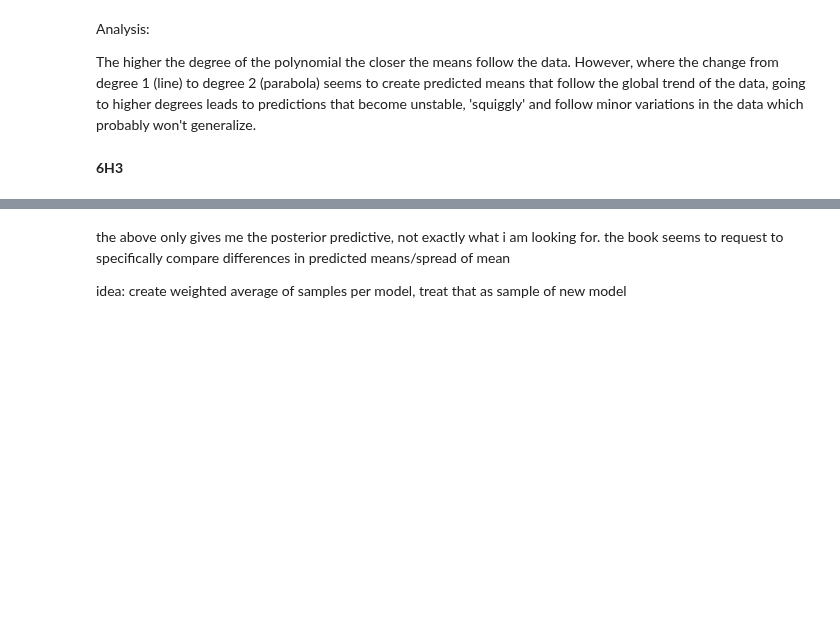
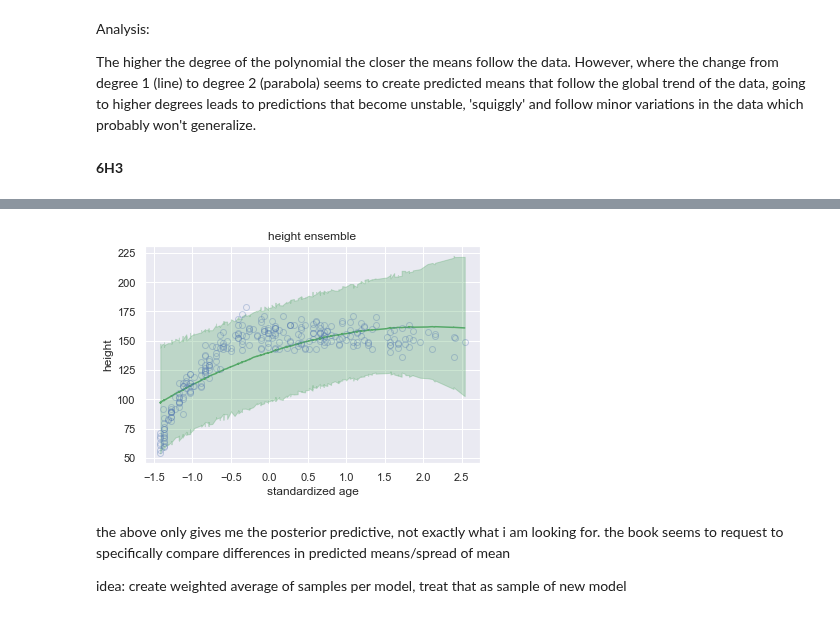
Before and after one commit to nwweber/statistical_rethinking, a Jupyter notebook: chapter_06_overfitting_regularization_and_information_criteria.ipynb, the cells around one changed output, grey strips where cells are left out. Cells and saved outputs as stored; diff of their text form; code cells hidden in the pictures; blank space fills up the shorter version.

```diff
--- a/chapter_06_overfitting_regularization_and_information_criteria.ipynb
+++ b/chapter_06_overfitting_regularization_and_information_criteria.ipynb
@@ -1105,0 +1094,3 @@ array([[160.06834855, 169.88278816, 147.2342343 , ..., 158.82104703,
+# %%
+# NOTE: values aren't actually 'mu' values, but 'height' values, my function just expects that naming
+height_ensemble_df = pd.DataFrame(data=height_ensemble['height'], columns=['mu__{}'.format(i) for i in range(272)])
@@ -1106,3 +1107,7 @@ array([[160.06834855, 169.88278816, 147.2342343 , ..., 158.82104703,
+# %%
+plot_trace_dataframe(height_ensemble_df, plt.axes(), 'height ensemble')
+# %% [output]
+[figure, added]
 # %% [markdown]
 the above only gives me the posterior predictive, not exactly what i am looking for. the book seems to request to specifically compare differences in predicted means/spread of mean
 
```
Also changed, not shown: parts of 23 cells of this notebook.
